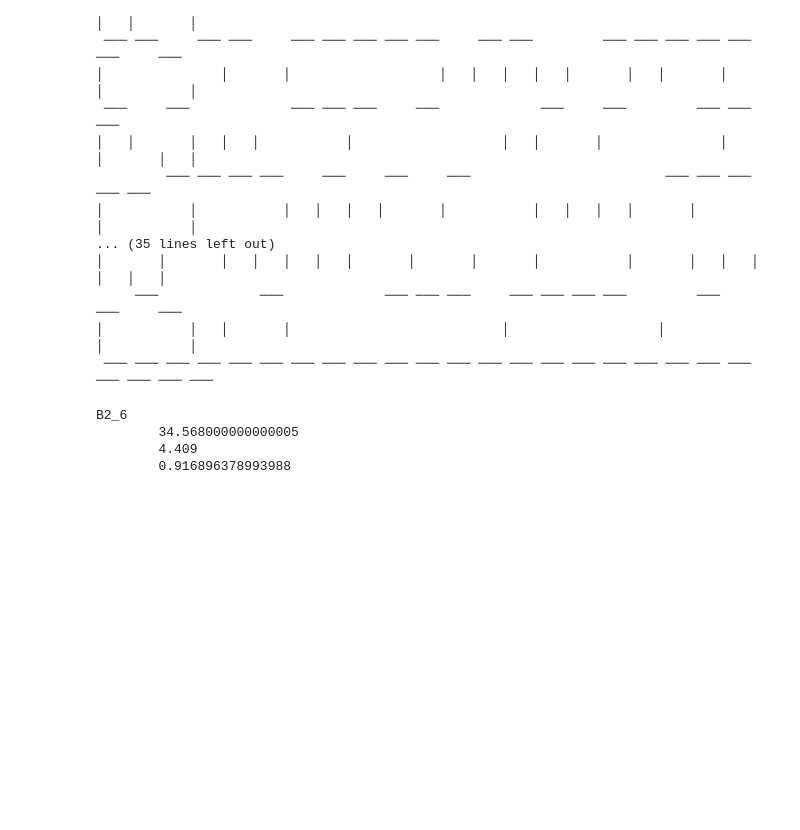
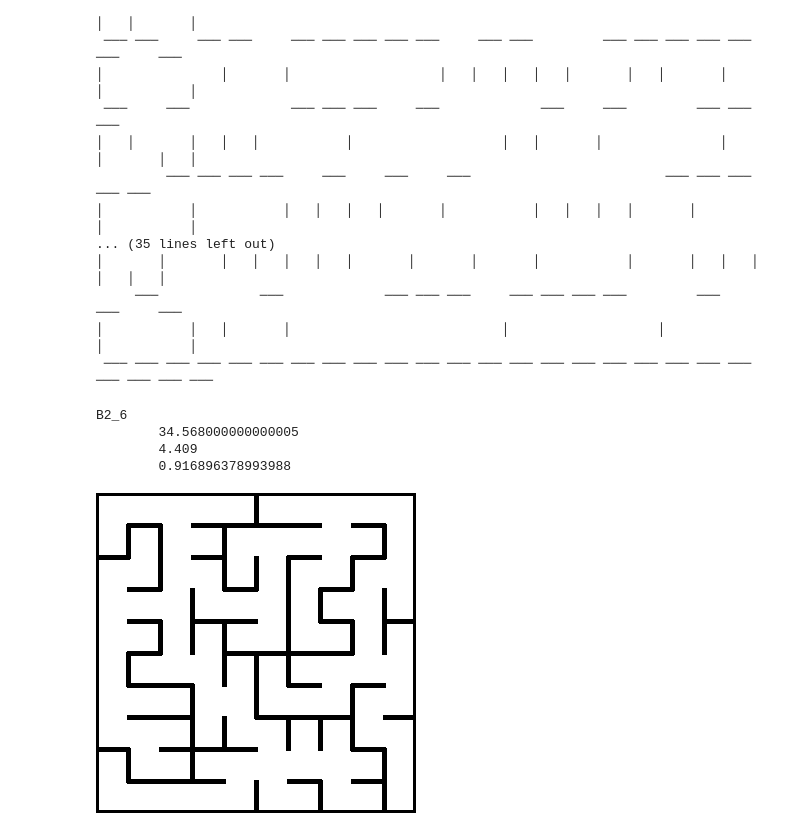
Before and after one commit to usermage/wallgen, a Jupyter notebook: index.ipynb, the cells around one changed output. Drawn from its saved outputs; the diff is of its cells as text; code cells hidden in the pictures; blank space fills up the shorter version.

```diff
--- a/index.ipynb
+++ b/index.ipynb
@@ -608,0 +613,47 @@ B2_6
+# %%
+def get_image(a, w=None, h=None, cell=32, w_wall = 2, way=None, color_start=None, color_finish=None, w_wall_line=0):
+    m, n = len(a[0]), len(a)
+    if not w:
+        w = cell*m
+    if not h:
+        h = cell*n
+    cell = (w/m, h/n)
+    img = PIL.Image.new('RGB', (h, w), color = 'white')
+    draw = PIL.ImageDraw.Draw(img)
+    if way:
+        if not self.good_way:
+            self.find_way()
+        my_way = self.get_coord_way()
+        for x, y in my_way:
+            draw.rectangle([x*cell[0],y*cell[1],(x+1)*cell[0],(y+1)*cell[1]],fill=way)
+    if color_finish:
+        draw.rectangle([w-cell[0],h-cell[1],w,h],fill=color_finish)
+    if color_start:
+        draw.rectangle([0,0,cell[0],cell[1]],fill=color_start)
+    draw.line([0,w-1,h-1,w-1,h-1,0], fill='black', width=1)
+    draw.line([0,0,0,w], fill='black', width=w_wall)
+    draw.line([h-1-w_wall//2,0,h-1-w_wall//2,w], fill='black', width=w_wall)
+    draw.line([0,0,h,0], fill='black', width=w_wall)
+    draw.line([0,w-1-w_wall//2,h,w-1-w_wall//2], fill='black', width=w_wall)
+    for id, i in enumerate(a):
+        for ud, u in enumerate(i):
+            if u[0]:
+                draw.line([id*cell[0]+w_wall//2,ud*cell[1]-w_wall//2,id*cell[0]+w_wall//2,(ud+1)*cell[1]+w_wall//2], fill='black', width=w_wall)
+            if u[3]:
+                draw.line([id*cell[0]-w_wall//2,ud*cell[1]+w_wall//2,(id+1)*cell[0]+w_wall//2,ud*cell[1]+w_wall//2], fill='black', width=w_wall)
+            if u[2]:
+                draw.line([(id+1)*cell[0]-w_wall//2,ud*cell[1]-w_wall//2,(id+1)*cell[0]-w_wall//2,(ud+1)*cell[1]+w_wall//2], fill='black', width=w_wall)
+            if u[1]:
+                draw.line([id*cell[0]-w_wall//2,(ud+1)*cell[1]-w_wall//2,(id+1)*cell[0]+w_wall//2,(ud+1)*cell[1]-w_wall//2], fill='black', width=w_wall)
+            if w_wall_line:
+                draw.line([id*cell[0],ud*cell[1],id*cell[0],(ud+1)*cell[1]+w_wall//2], fill='black', width=w_wall_line)
+                draw.line([id*cell[0],ud*cell[1],(id+1)*cell[0]+w_wall//2,ud*cell[1]], fill='black', width=w_wall_line)
+                draw.line([(id+1)*cell[0],ud*cell[1]-w_wall//2,(id+1)*cell[0],(ud+1)*cell[1]], fill='black', width=w_wall_line)
+                draw.line([id*cell[0]-w_wall//2,(ud+1)*cell[1],(id+1)*cell[0],(ud+1)*cell[1]], fill='black', width=w_wall_line)
+
+    return img.transpose(PIL.Image.FLIP_LEFT_RIGHT).transpose(PIL.Image.ROTATE_90)
+# %%
+im = get_image(a)
+im
+# %% [output]
+[figure, added]
```
Also changed, not shown: parts of 11 cells of this notebook, 6 other files.
